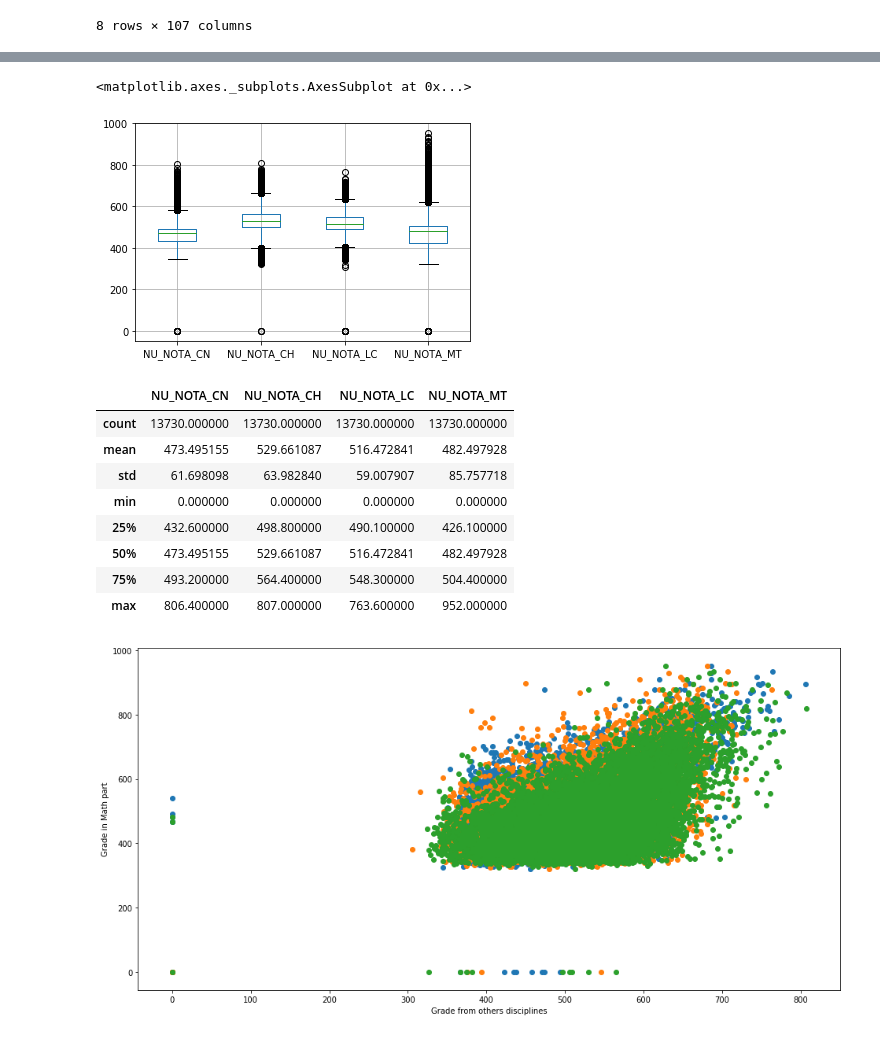
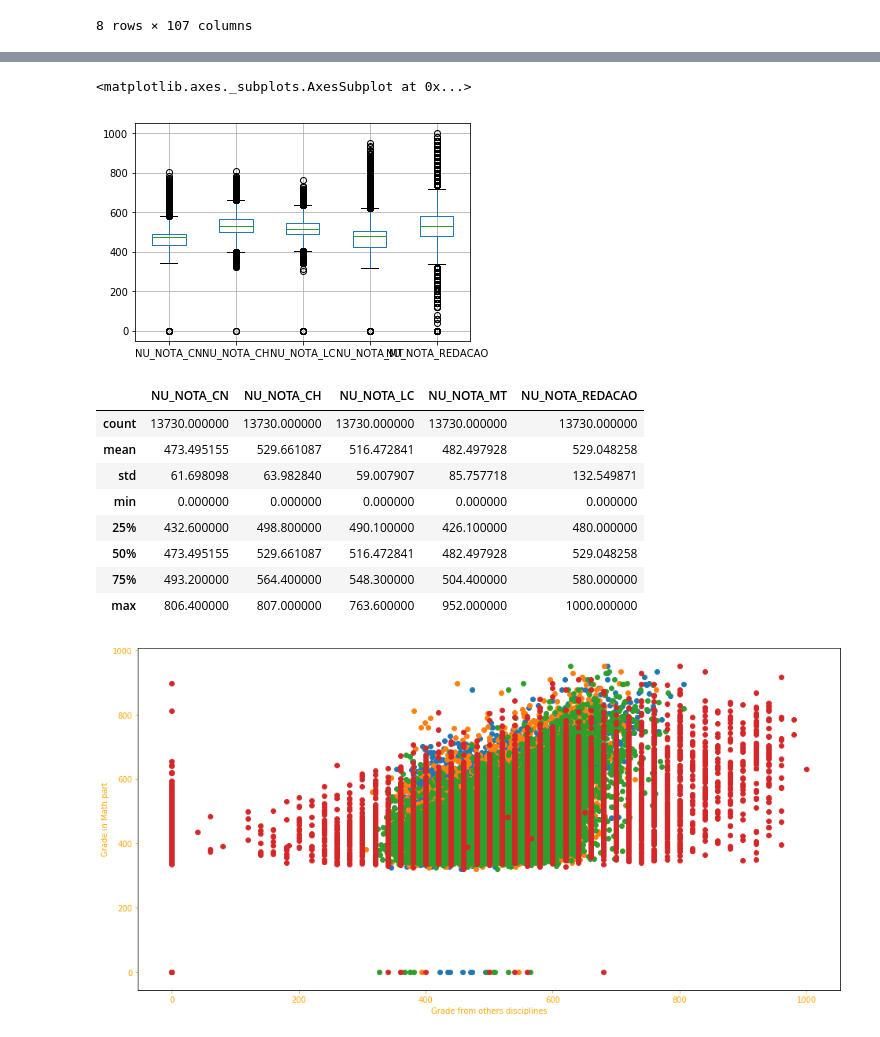
Before and after one commit to joberthrogers18/codenation-datascience, a Jupyter notebook: Challenge1/challenge1_enem.ipynb, the cells around one changed output, grey strips where cells are left out. Saved outputs shown, nothing was run; the diff lists cells and outputs as text; code cells hidden in the pictures.

```diff
--- a/Challenge1/challenge1_enem.ipynb
+++ b/Challenge1/challenge1_enem.ipynb
@@ -31,11 +31,12 @@ dataset_train.describe()
 | max | 4586.000000 | 2016.0 | 5.300108e+06 | 53.000000 | 67.000000 | 3.000000 | 5.000000 | ... |
 8 rows × 107 columns
 # %%
-dataset_train = dataset_train.loc[:, ['NU_NOTA_CN', 'NU_NOTA_CH', 'NU_NOTA_LC', 'NU_NOTA_MT']]
+dataset_train = dataset_train.loc[:, ['NU_NOTA_CN', 'NU_NOTA_CH', 'NU_NOTA_LC', 'NU_NOTA_MT', 'NU_NOTA_REDACAO']]
 # %%
 dataset_train['NU_NOTA_CN'].fillna(dataset_train['NU_NOTA_CN'].mean(), inplace=True)
 dataset_train['NU_NOTA_CH'].fillna(dataset_train['NU_NOTA_CH'].mean(), inplace=True)
 dataset_train['NU_NOTA_LC'].fillna(dataset_train['NU_NOTA_LC'].mean(), inplace=True)
+dataset_train['NU_NOTA_REDACAO'].fillna(dataset_train['NU_NOTA_REDACAO'].mean(), inplace=True)
 dataset_train['NU_NOTA_MT'].fillna(dataset_train['NU_NOTA_MT'].mean(), inplace=True)
 # %%
 dataset_train.isnull().sum()
@@ -47,5 +49,5 @@ NU_NOTA_MT    0
 dtype: int64
 # %%
 # variables independents (x) and the predict variable (y)
-x = dataset_train.loc[:, ['NU_NOTA_CN', 'NU_NOTA_CH', 'NU_NOTA_LC']]
+x = dataset_train.loc[:, ['NU_NOTA_CN', 'NU_NOTA_CH', 'NU_NOTA_LC', 'NU_NOTA_REDACAO']]
 y = dataset_train.loc[:, ['NU_NOTA_MT']]
@@ -61,30 +56,42 @@ y = dataset_train.loc[:, ['NU_NOTA_MT']]
 dataset_train.boxplot()
 # %% [output]
 <matplotlib.axes._subplots.AxesSubplot at 0x...>
-[figure, old version]
+[figure, new version]
 # %%
 # maybe it is not a outliers
 dataset_train.describe()
 # %% [output]
-|  | NU_NOTA_CN | NU_NOTA_CH | NU_NOTA_LC | NU_NOTA_MT |
-| count | 13730.000000 | 13730.000000 | 13730.000000 | 13730.000000 |
-| mean | 473.495155 | 529.661087 | 516.472841 | 482.497928 |
-| std | 61.698098 | 63.982840 | 59.007907 | 85.757718 |
-| min | 0.000000 | 0.000000 | 0.000000 | 0.000000 |
-| 25% | 432.600000 | 498.800000 | 490.100000 | 426.100000 |
-| 50% | 473.495155 | 529.661087 | 516.472841 | 482.497928 |
-| 75% | 493.200000 | 564.400000 | 548.300000 | 504.400000 |
-| max | 806.400000 | 807.000000 | 763.600000 | 952.000000 |
+|  | NU_NOTA_CN | NU_NOTA_CH | NU_NOTA_LC | NU_NOTA_MT | NU_NOTA_REDACAO |
+| count | 13730.000000 | 13730.000000 | 13730.000000 | 13730.000000 | 13730.000000 |
+| mean | 473.495155 | 529.661087 | 516.472841 | 482.497928 | 529.048258 |
+| std | 61.698098 | 63.982840 | 59.007907 | 85.757718 | 132.549871 |
+| min | 0.000000 | 0.000000 | 0.000000 | 0.000000 | 0.000000 |
+| 25% | 432.600000 | 498.800000 | 490.100000 | 426.100000 | 480.000000 |
+| 50% | 473.495155 | 529.661087 | 516.472841 | 482.497928 | 529.048258 |
+| 75% | 493.200000 | 564.400000 | 548.300000 | 504.400000 | 580.000000 |
+| max | 806.400000 | 807.000000 | 763.600000 | 952.000000 | 1000.000000 |
 # %%
 fig, ax =  plt.subplots(figsize=(16,8))
+
+# 'Distribution of grades'
 ax.scatter(x['NU_NOTA_CN'], y['NU_NOTA_MT'])
 ax.scatter(x['NU_NOTA_LC'], y['NU_NOTA_MT'])
 ax.scatter(x['NU_NOTA_CH'], y['NU_NOTA_MT'])
+ax.scatter(x['NU_NOTA_REDACAO'], y['NU_NOTA_MT'])
 ax.set_xlabel('Grade from others disciplines')
 ax.set_ylabel('Grade in Math part')
+
+#color of axis
+ax.tick_params(axis='x', colors=COLOR)
+ax.tick_params(axis='y', colors=COLOR)
+
+# color of labels
+ax.yaxis.label.set_color(COLOR)
+ax.xaxis.label.set_color(COLOR)
+
 plt.show()
 # %% [output]
-[figure, old version]
+[figure, new version]
 # %%
 # verify possible outliers by zscore
 from scipy import stats
```
Also changed, not shown: parts of 17 cells of this notebook, 2 other files.
